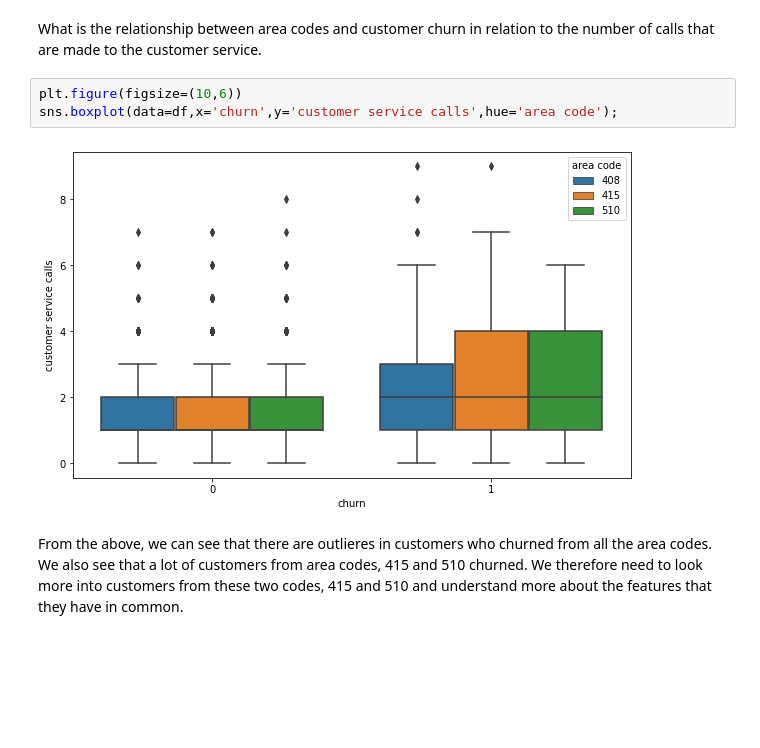
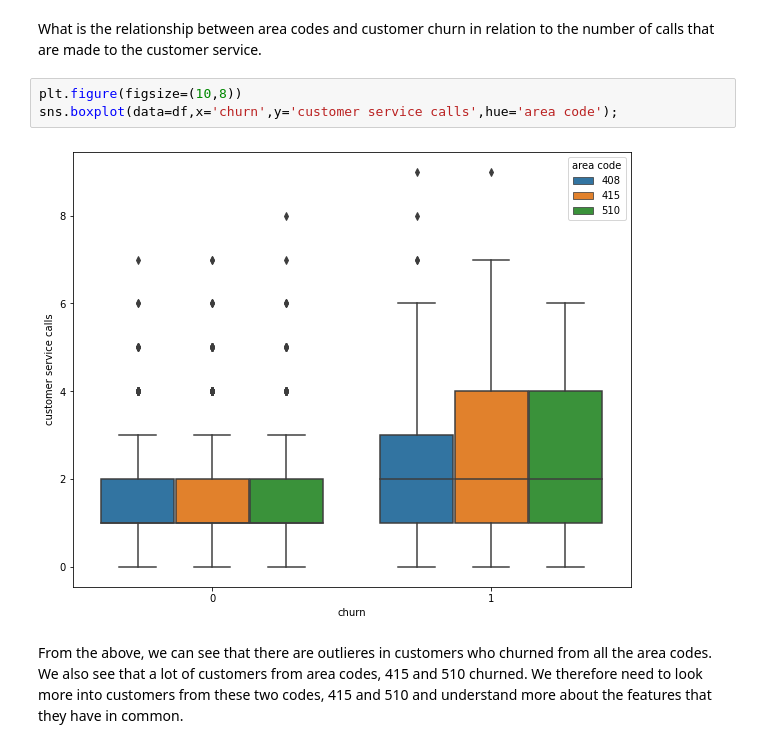
Before and after one commit to Amoskipkirui/Customer-churn-analysis, a Jupyter notebook: index.ipynb, the cells around one changed output. Cells and saved outputs as stored; diff of their text form; blank space fills up the shorter version.

```diff
--- a/index.ipynb
+++ b/index.ipynb
@@ -199,10 +200,10 @@ From the above result, we can see that there are 1655 customers from area code 4
 # %% [markdown]
 What is the relationship between area codes and customer churn in relation to the number of calls that are made to the customer service.
 # %%
-plt.figure(figsize=(10,6))
+plt.figure(figsize=(10,8))
 sns.boxplot(data=df,x='churn',y='customer service calls',hue='area code');
 # %% [output]
-[figure, old version]
+[figure, new version]
 # %% [markdown]
 From the above, we can see that there are outlieres in customers who churned from all the area codes. We also see that a lot of customers from area codes, 415 and 510 churned. We therefore need to look more into customers from these two codes, 415 and 510 and understand more about the features that they have in common.
 # %% [markdown]
```
Also changed, not shown: parts of 33 cells of this notebook.
